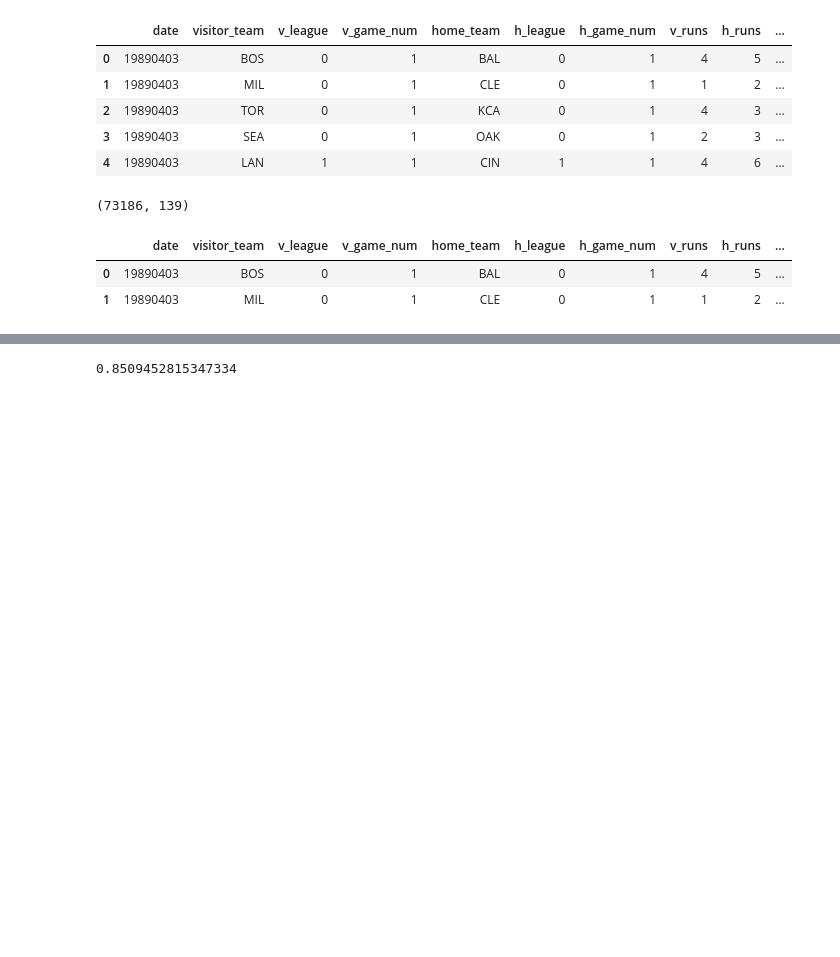
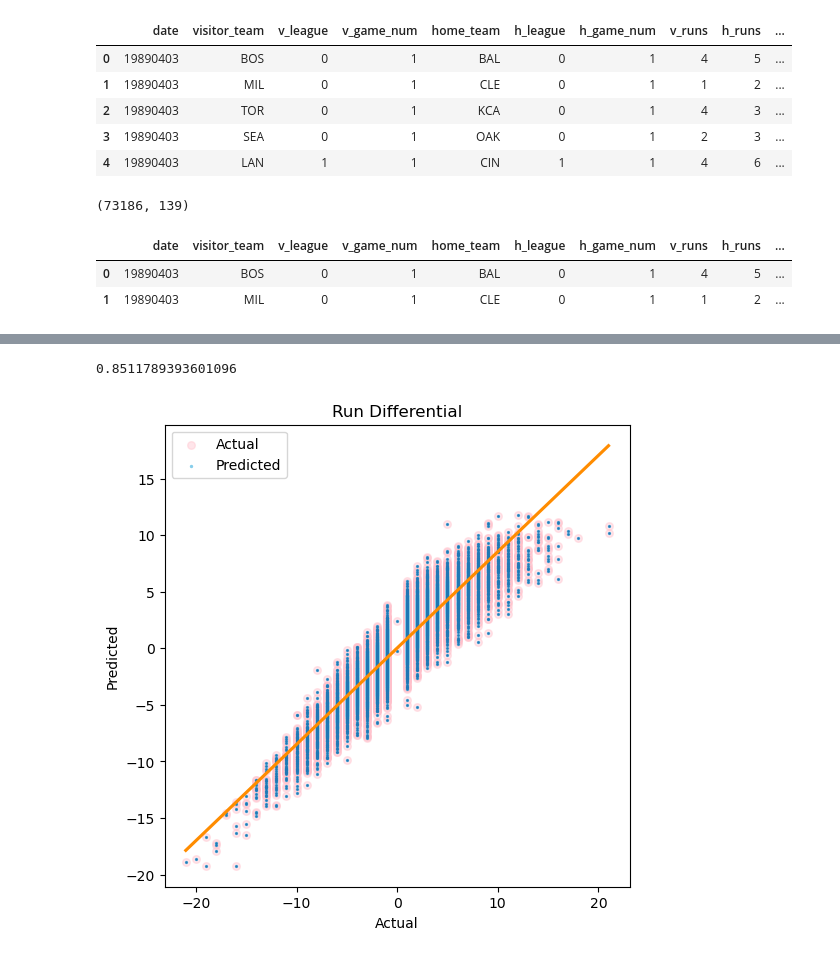
Before and after one commit to juddybuddy17/MLB-Odds-Predictor, a Jupyter notebook: Code/LR RunDiff.ipynb, the cells around one changed output, grey strips where cells are left out. Drawn from its saved outputs; the diff is of its cells as text; code cells hidden in the pictures; blank space fills up the shorter version.

```diff
--- a/Code/LR RunDiff.ipynb
+++ b/Code/LR RunDiff.ipynb
@@ -40,13 +40,14 @@ games.head(2)
 | 0 | 19890403 | BOS | 0 | 1 | BAL | 0 | 1 | 4 | 5 | ... |
 | 1 | 19890403 | MIL | 0 | 1 | CLE | 0 | 1 | 1 | 2 | ... |
 # %%
-features = ['v_ba','h_ba','v_obp','h_obp','v_slg','h_slg','v_ops','h_ops','v_runs','home_team','visitor_team']
+# features = ['v_ba','h_ba','v_obp','h_obp','v_tbs','h_tbs','v_slg','h_slg','v_ops','h_ops','v_runs','home_team','visitor_team']
+features = ['v_ba','h_ba','v_obp','h_obp','v_slg','h_slg','v_ops','h_ops','v_roll_rbis','v_roll_tbs','v_bb_rat','v_sb_rat','h_bb_rat','h_sb_rat','v_k_rat','h_k_rat','v_runs','home_team','visitor_team','park_id']
 X = games[features]
 y = games['run_diff']
 # %%
 X_train, X_val, y_train, y_val = train_test_split(X, y, test_size=0.2, random_state=2023)
 # %%
-categorical_columns = ['home_team','visitor_team']
+categorical_columns = ['home_team','visitor_team','park_id']
 
 ct = ColumnTransformer(
     transformers=[
@@ -77,7 +78,7 @@ Pipeline(steps=[('ct',
 # %%
 pipe_lr.score(X_val, y_val)
 # %% [output]
-0.8509452815347334
+0.8511789393601096
 # %%
 preds = pipe_lr.predict(X_val)
 preds = pd.DataFrame(preds)
@@ -86,3 +87,14 @@ preds.to_csv('../Data/Created/RunDiffPreds.csv', index = False)
 file_name = '../Models/RunDiff.pkl'
 with open(file_name, 'wb') as file:
     pickle.dump(pipe_lr, file)
+# %%
+plt.figure(figsize=(6, 6))
+plt.scatter(y_val, preds, color='pink', label='Actual' ,alpha=.4, s=30)
+plt.scatter(y_val, preds, color='skyblue', label='Predicted',s=2)
+sns.regplot(x=y_val, y =preds, scatter_kws={'s': 1}, line_kws={'color':'darkorange'}, ci=None)
+plt.title('Run Differential')
+plt.xlabel('Actual')
+plt.ylabel('Predicted')
+plt.legend();
+# %% [output]
+[figure, added]
```
Also changed, not shown: parts of 4 cells of this notebook, 20 other files.
